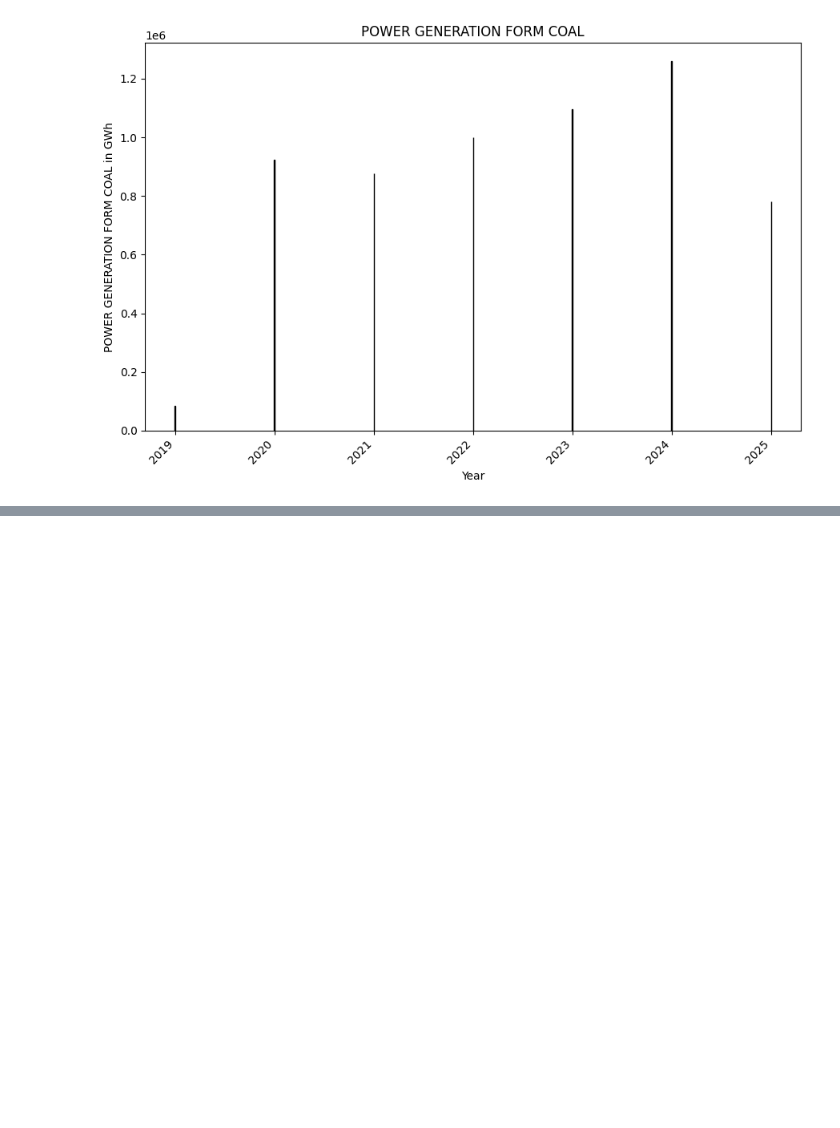
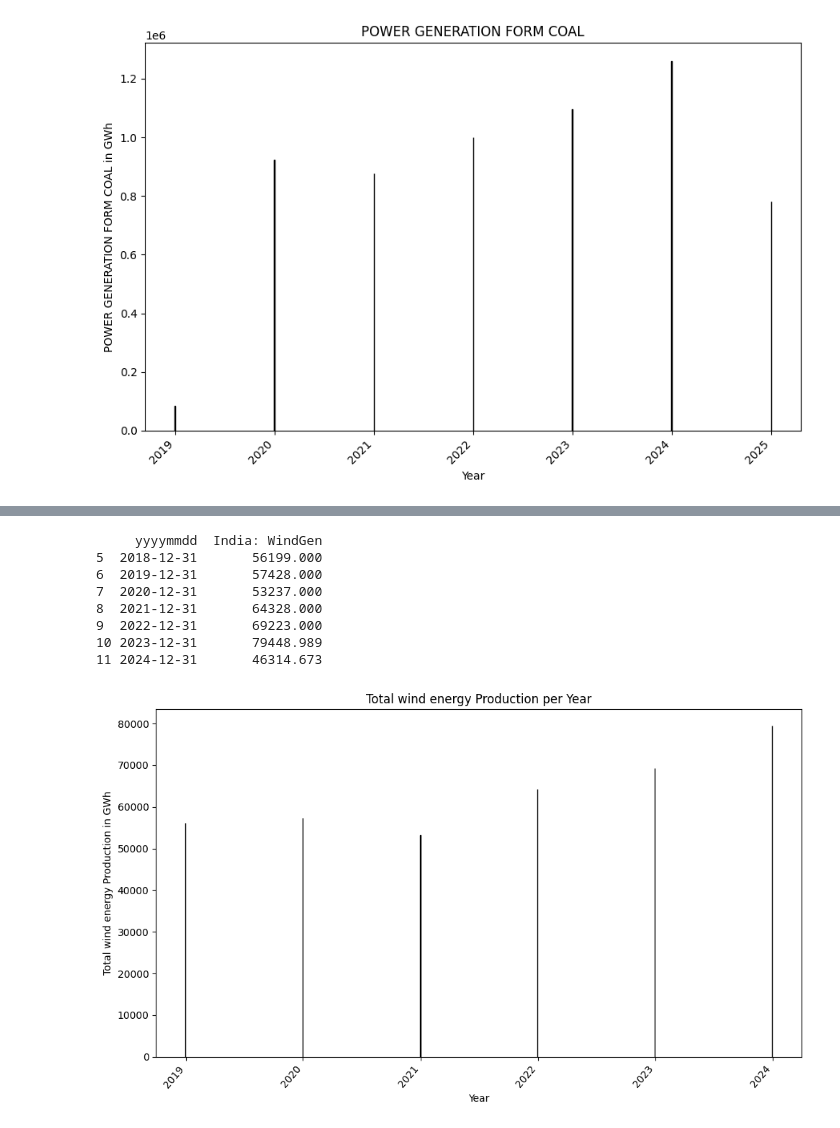
Before and after one commit to jayantxchauhan/India-Energy-Analytics-Model, a Jupyter notebook: ANALYSIS_2.ipynb, the cells around one changed output, grey strips where cells are left out. Saved outputs shown, nothing was run; the diff lists cells and outputs as text; code cells hidden in the pictures; blank space fills up the shorter version.

```diff
--- a/ANALYSIS_2.ipynb
+++ b/ANALYSIS_2.ipynb
@@ -161,0 +149,25 @@ plot.show()
+# %%
+Windgen = yearly_data[['yyyymmdd','India: WindGen']]
+Windgen = Windgen.drop(index=range(0,5))
+# %%
+
+print(Windgen)
+Windgen = Windgen.drop(index=11)
+plot.figure(figsize=(10, 6))
+plot.bar(Windgen['yyyymmdd'], Windgen['India: WindGen'], color='skyblue', edgecolor='black')
+plot.xlabel('Year')
+plot.ylabel('Total wind energy Production in GWh')
+plot.title('Total wind energy Production per Year')
+plot.xticks(rotation=50, ha='right')
+plot.tight_layout()
+plot.show()
+# %% [output]
+     yyyymmdd  India: WindGen
+5  2018-12-31       56199.000
+6  2019-12-31       57428.000
+7  2020-12-31       53237.000
+8  2021-12-31       64328.000
+9  2022-12-31       69223.000
+10 2023-12-31       79448.989
+11 2024-12-31       46314.673
+[figure, added]
```
Also changed, not shown: parts of 8 cells of this notebook, 2 other files.
